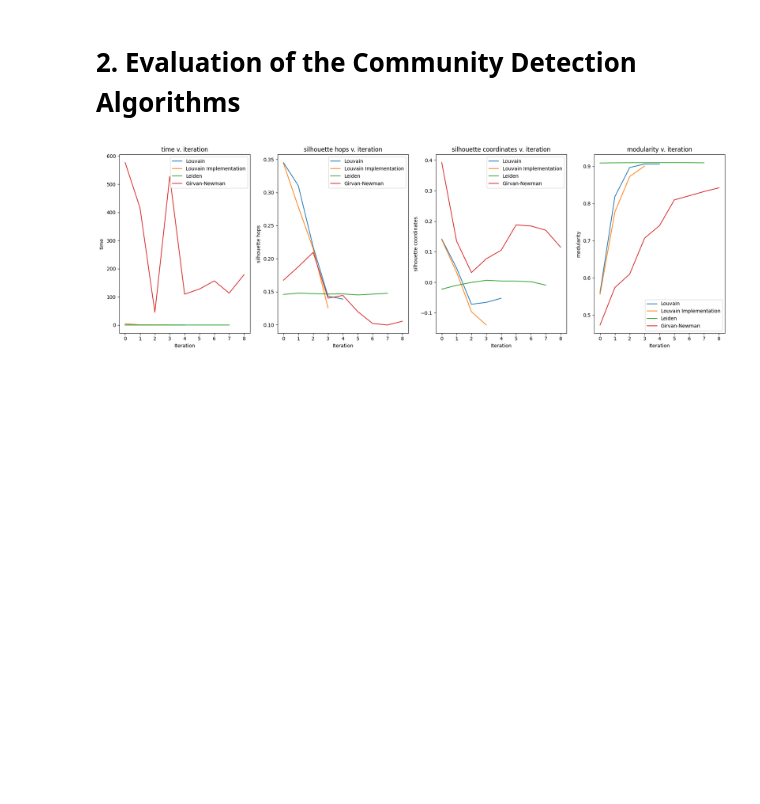
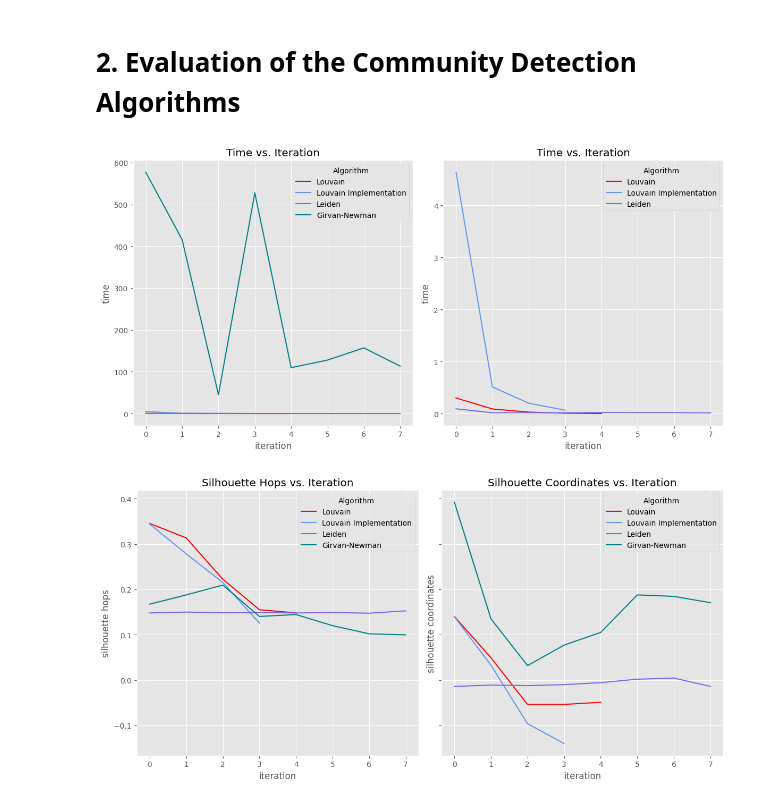
Before and after one commit to mattduerrmeier/sbb-analytics, a Jupyter notebook: community_detection_evaluation.ipynb, the cells around one changed output. Cells and saved outputs as stored; diff of their text form; code cells hidden in the pictures; blank space fills up the shorter version.

Commit message:
Updated plotting functions and created new plots.

```diff
--- a/community_detection_evaluation.ipynb
+++ b/community_detection_evaluation.ipynb
@@ -266,13 +312,18 @@ def plot_bench_results(df_list, labels):
 # %%
 louvain_bench = pd.read_csv("data/benchmarks/louvain.csv")
 louvain_imp_bench = pd.read_csv("data/benchmarks/louvain_imp.csv")
 gn_bench = pd.read_csv("data/benchmarks/girvan-newman.csv")
 leiden_bench = pd.read_csv("data/benchmarks/leiden.csv")
 
-algorithm_data = [louvain_bench, louvain_imp_bench, leiden_bench, gn_bench[:9]]
+algorithm_data = [louvain_bench, louvain_imp_bench, leiden_bench, gn_bench[:8]]
 algorithm_name = ["Louvain", "Louvain Implementation", "Leiden", "Girvan-Newman"]
 
-plot_bench_results(algorithm_data, algorithm_name)
+columns_silhouette = louvain_bench.columns[1:3]
+columns_results = louvain_bench.columns[[0,3]]
+
+plot_bench_times(algorithm_data, algorithm_name)
+plot_bench_silhouette(algorithm_data, algorithm_name, columns_silhouette)
 # %% [output]
-[figure, old version]
+[figure, new version]
+[figure, added]
 # %%
```
Also changed, not shown: parts of 7 cells of this notebook, 6 other files.
